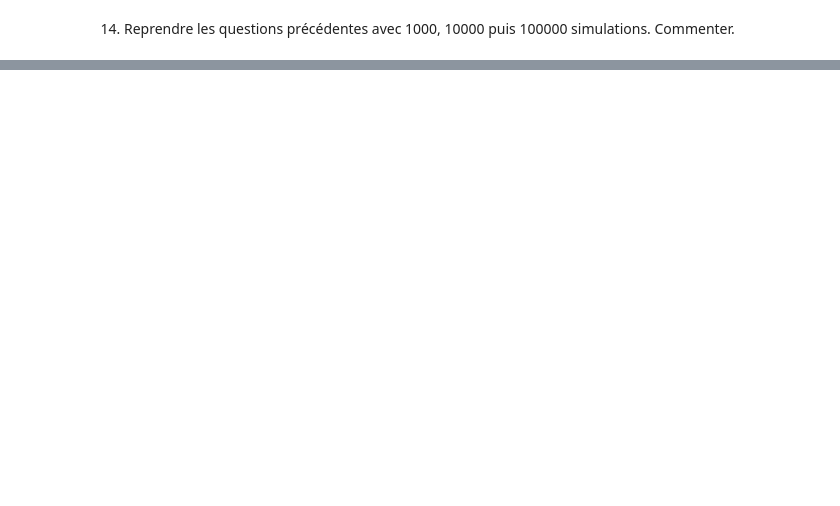
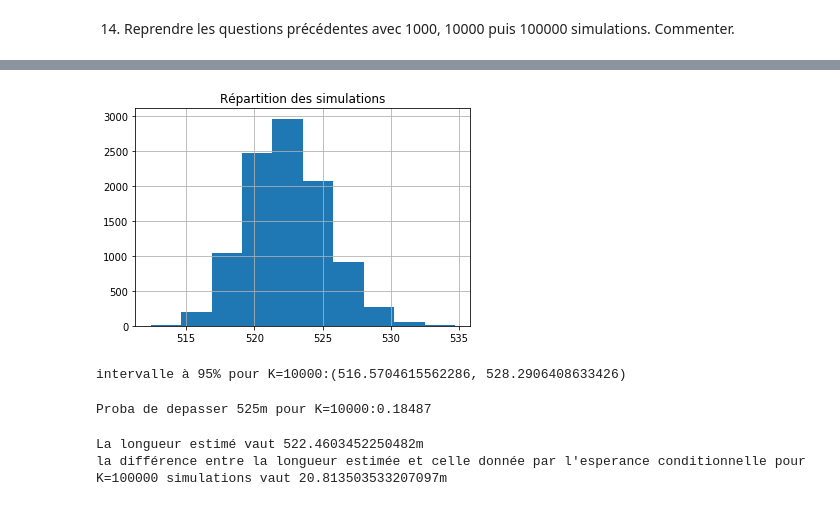
Before and after one commit to BenjaminPiet/Projet_proba, a Jupyter notebook: Projet_numerique_de_Probabilités.ipynb, the cells around one changed output, grey strips where cells are left out. Drawn from its saved outputs; the diff is of its cells as text; code cells hidden in the pictures; blank space fills up the shorter version.

```diff
--- a/Projet_numerique_de_Probabilités.ipynb
+++ b/Projet_numerique_de_Probabilités.ipynb
@@ -441,0 +535,35 @@ print(proba_depasse(525,100,100))
+# %%
+Ln = np.zeros(K)
+Kn = np.linspace(1,K+1,K)
+
+for k in range (K) :
+    Ln[k]=longueur_cable(altitude(),Delta)
+
+import pandas as pd
+
+df = pd.DataFrame({'Répartition des simulations':     Ln})
+df.hist()
+plt.show()
+# %% [output]
+[figure, added]
+# %%
+print(f"intervalle à 95% pour K=10000:{inter_95_m1(10000)}")
+# %% [output]
+intervalle à 95% pour K=10000:(516.5704615562286, 528.2906408633426)
+# %%
+print(f"Proba de depasser 525m pour K=10000:{proba_depasse(525,20,10000)}")
+# %% [output]
+Proba de depasser 525m pour K=10000:0.18487
+# %%
+## Pour K=100000
+#Il est conseillé de ne pas relancer ce noyau, le temps de calcul est extrèmement lent
+
+K =100000
+
+L_est=L_estime(K)
+L_esp=longueur_cable(alt_esp,Delta)
+print(f"La longueur estimé vaut {L_est}m")
+print(f"la différence entre la longueur estimée et celle donnée par l'esperance conditionnelle pour K={K} simulations vaut {np.abs(L_est-L_esp)}m")
+# %% [output]
+La longueur estimé vaut 522.4603452250482m
+la différence entre la longueur estimée et celle donnée par l'esperance conditionnelle pour K=100000 simulations vaut 20.813503533207097m
```
Also changed, not shown: parts of 22 cells of this notebook.
